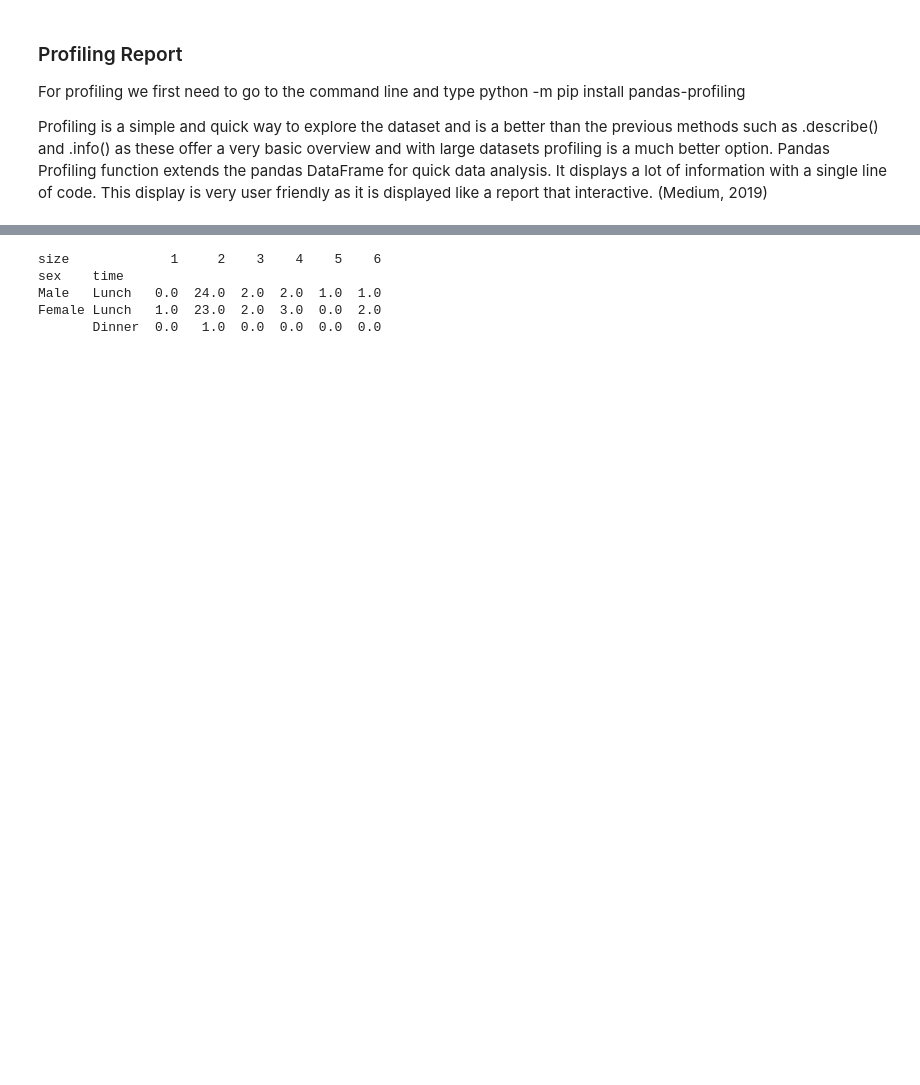
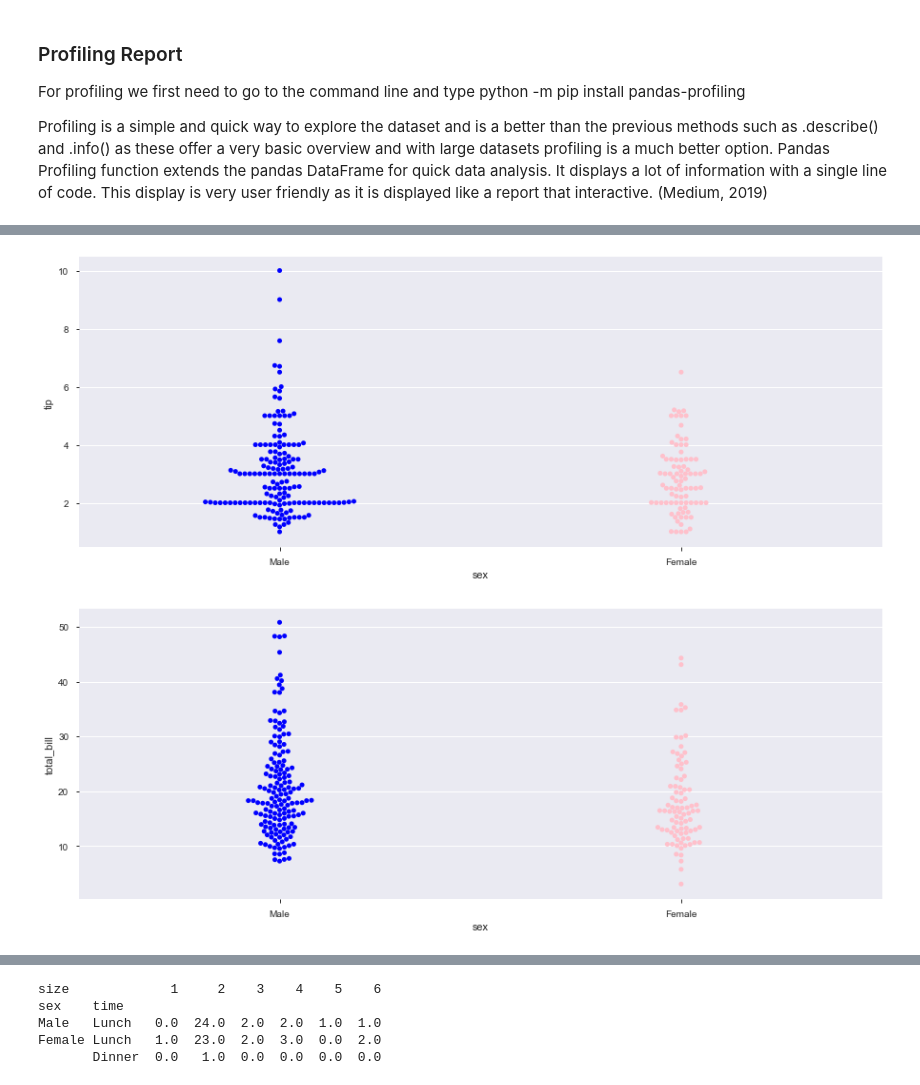
Before and after one commit to richardfeeney7/Fundamentals-Project, a Jupyter notebook: Fundamentals-Project 2019.ipynb, the cells around one changed output, grey strips where cells are left out. Saved outputs shown, nothing was run; the diff lists cells and outputs as text; code cells hidden in the pictures; blank space fills up the shorter version.

```diff
--- a/Fundamentals-Project 2019.ipynb
+++ b/Fundamentals-Project 2019.ipynb
@@ -504,0 +390,16 @@ plt.show()
+# %%
+# Lets see the tips depending on sex
+
+# Define Plot Colours. Blue for men, pink for girls
+colours = ["blue", "pink"]
+
+# Add kind to to generate the swarm plot. Height and Aspect will position accross the page
+sns.catplot(x="sex", y="tip", data=tips, kind="swarm", height=5, aspect=2.5, palette=colours)
+plt.show()
+
+# Add kind to to generate the swarm plot. Height and Aspect will position accross the page
+sns.catplot(x="sex", y="total_bill", data=tips, kind="swarm", height=5, aspect=2.5, palette=colours)
+plt.show()
+# %% [output]
+[figure, added]
+[figure, added]
```
Also changed, not shown: parts of 118 cells of this notebook, 1 other file.
